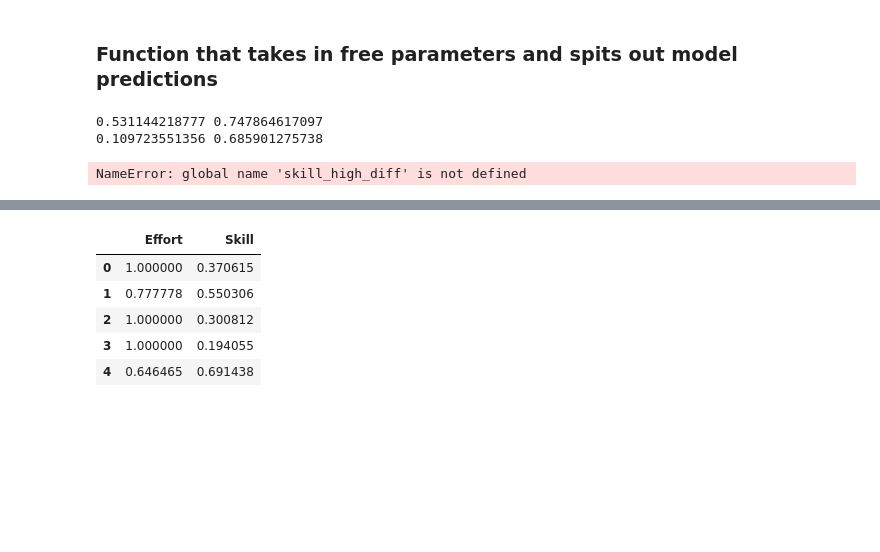
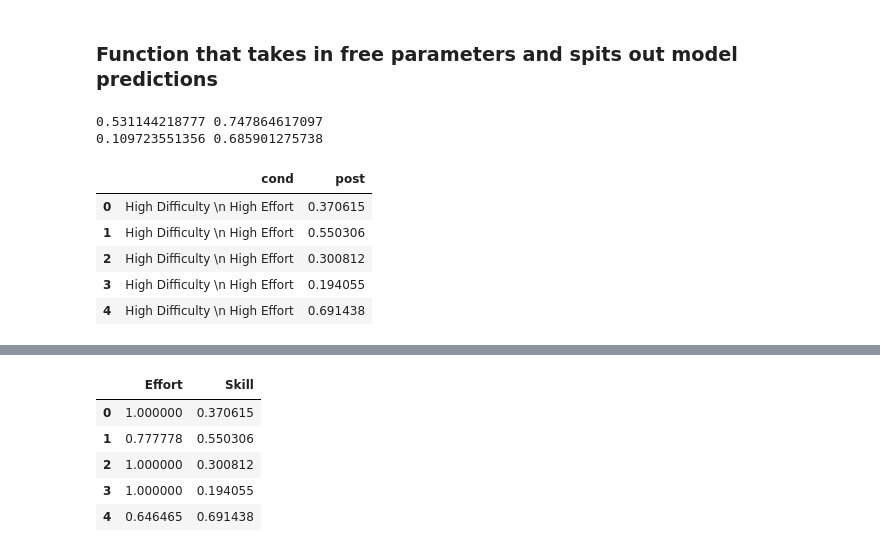
Before and after one commit to jlnrd/Effort, a Jupyter notebook: Effort_optimization_Inferring_Comp.ipynb, the cells around one changed output, grey strips where cells are left out. Cells and saved outputs as stored; diff of their text form; code cells hidden in the pictures; blank space fills up the shorter version.

```diff
--- a/Effort_optimization_Inferring_Comp.ipynb
+++ b/Effort_optimization_Inferring_Comp.ipynb
@@ -310,16 +310,19 @@ def run_model_opt(cost, A, B, u_skill, tao_skill, n_samples=10000):
                   [{'cond': 'Low Difficulty  \n Low Effort', 'post': s} for s in skill_low_diff_low_eff])
 
 
-    return df, skill_high_diff, skill_high_eff
+    return df
 # %%
-output, skill_high_diff, skill_high_eff = run_model_opt(cost = .1, A = 2, B = 9, u_skill = .5, tao_skill = 1,  n_samples=10000) #play with parameters
+output= run_model_opt(cost = .1, A = 2, B = 9, u_skill = .5, tao_skill = 1,  n_samples=10000) #play with parameters
 output.head()
-skill_high_diff
-skill_high_eff
 # %% [output]
 0.531144218777 0.747864617097
 0.109723551356 0.685901275738
-NameError: global name 'skill_high_diff' is not defined
+|  | cond | post |
+| 0 | High Difficulty \n High Effort | 0.370615 |
+| 1 | High Difficulty \n High Effort | 0.550306 |
+| 2 | High Difficulty \n High Effort | 0.300812 |
+| 3 | High Difficulty \n High Effort | 0.194055 |
+| 4 | High Difficulty \n High Effort | 0.691438 |
 # %%
 df = pd.DataFrame(dict(cond=np.array(output["cond"]), post=output["post"]))
 df.head()
```
Also changed, not shown: parts of 7 cells of this notebook.
